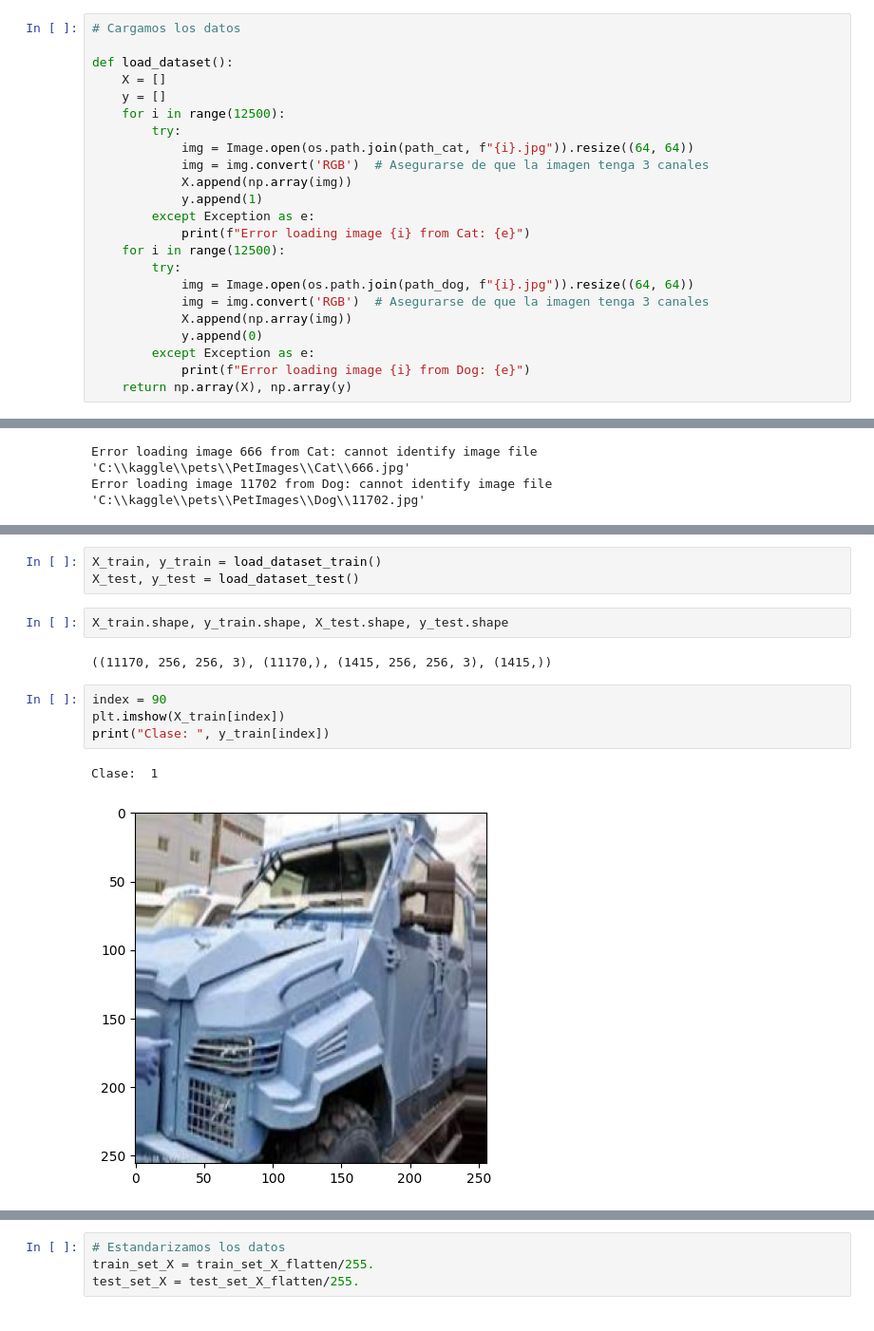
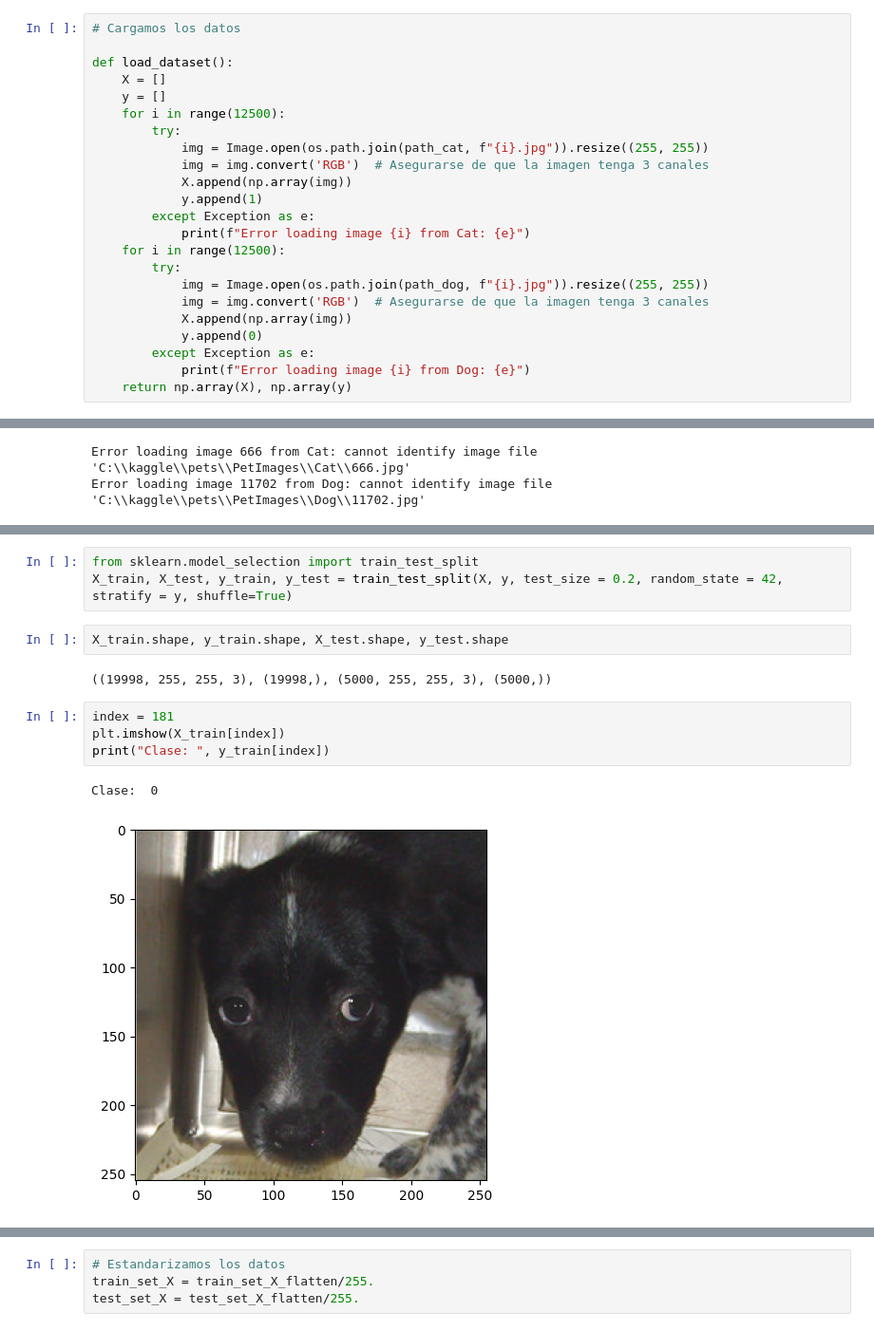
Before and after one commit to Defiant7426/classification_model, a Jupyter notebook: clasificationModel/model.ipynb, the cells around one changed output, grey strips where cells are left out. Shown at 95% size. Saved outputs shown, nothing was run; the diff lists cells and outputs as text.

```diff
--- a/clasificationModel/model.ipynb
+++ b/clasificationModel/model.ipynb
@@ -60,7 +60,7 @@ def load_dataset():
     y = []
     for i in range(12500):
         try:
-            img = Image.open(os.path.join(path_cat, f"{i}.jpg")).resize((64, 64))
+            img = Image.open(os.path.join(path_cat, f"{i}.jpg")).resize((255, 255))
             img = img.convert('RGB')  # Asegurarse de que la imagen tenga 3 canales
             X.append(np.array(img))
             y.append(1)
@@ -68,7 +68,7 @@ def load_dataset():
             print(f"Error loading image {i} from Cat: {e}")
     for i in range(12500):
         try:
-            img = Image.open(os.path.join(path_dog, f"{i}.jpg")).resize((64, 64))
+            img = Image.open(os.path.join(path_dog, f"{i}.jpg")).resize((255, 255))
             img = img.convert('RGB')  # Asegurarse de que la imagen tenga 3 canales
             X.append(np.array(img))
             y.append(0)
@@ -99,17 +99,17 @@ Clase:  1
-# %%
-X_train, y_train = load_dataset_train()
-X_test, y_test = load_dataset_test()
+# %%
+from sklearn.model_selection import train_test_split
+X_train, X_test, y_train, y_test = train_test_split(X, y, test_size = 0.2, random_state = 42, stratify = y, shuffle=True)
 # %%
 X_train.shape, y_train.shape, X_test.shape, y_test.shape
 # %% [output]
-((11170, 256, 256, 3), (11170,), (1415, 256, 256, 3), (1415,))
+((19998, 255, 255, 3), (19998,), (5000, 255, 255, 3), (5000,))
 # %%
-index = 90
+index = 181
 plt.imshow(X_train[index])
 print("Clase: ", y_train[index])
 # %% [output]
-Clase:  1
+Clase:  0
-[figure, old version]
+[figure, new version]
 # %%
 m_train = len(y_train)
 m_test = len(y_test)
```
Also changed, not shown: parts of 7 cells of this notebook.
